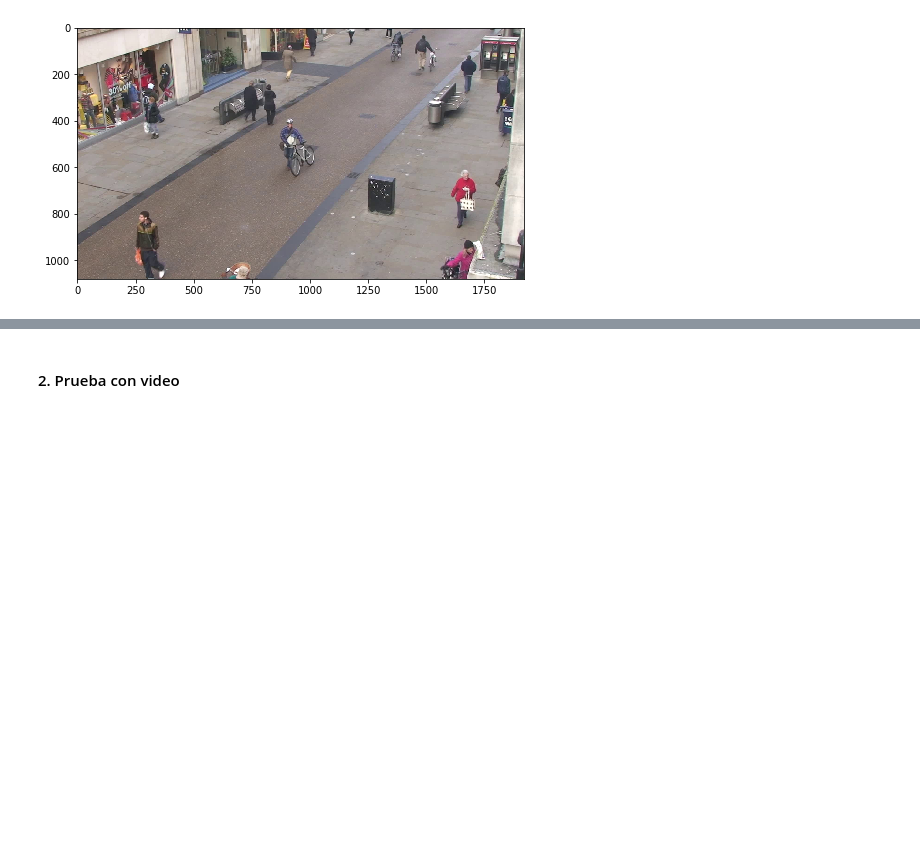
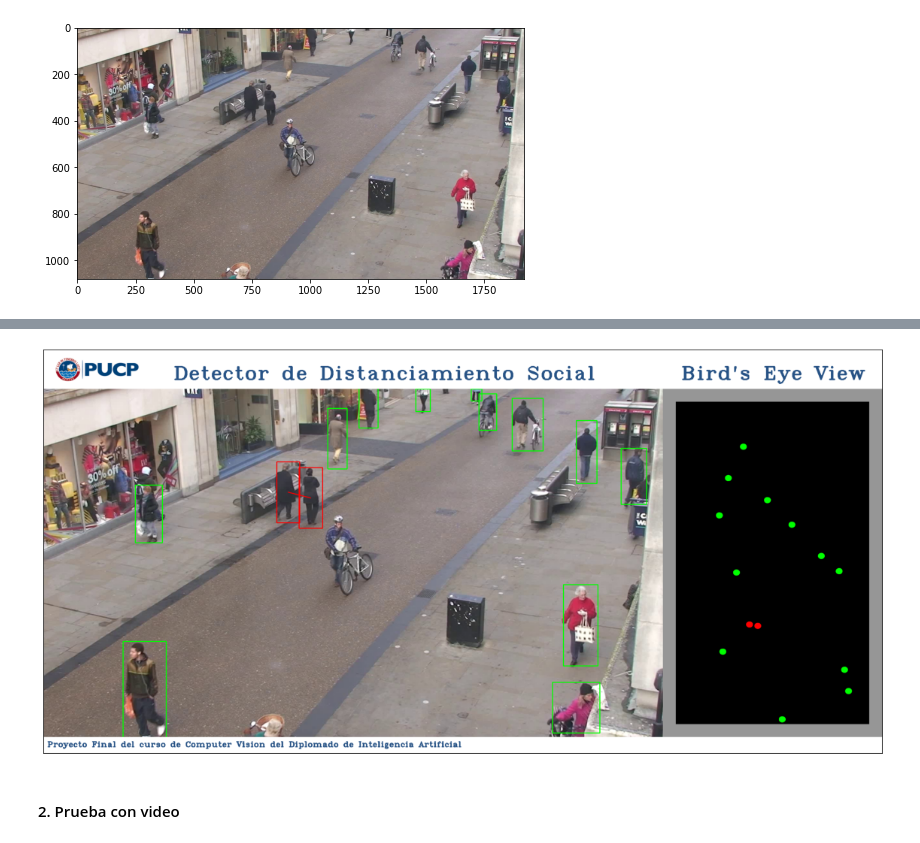
Before and after one commit to jjrodcast/SocialDistanceDetector, a Jupyter notebook: Social Distance Detector v3.ipynb, the cells around one changed output, grey strips where cells are left out. Cells and saved outputs as stored; diff of their text form; code cells hidden in the pictures; blank space fills up the shorter version.

```diff
--- a/Social Distance Detector v3.ipynb
+++ b/Social Distance Detector v3.ipynb
@@ -54,3 +151,14 @@ Wall time: 1.46 s
+# %%
+img_logo = cv2.cvtColor(cv2.imread('multimedia/LogoPUCP.png'), cv2.COLOR_BGR2RGB)
+img_logo = cv2.resize(img_logo,(280,100))
+
+frame_final = fx_generar_frame_final(new_image, bird_eye_view_points, img_logo)
+plt.figure(figsize=(20, 20))
+plt.imshow(frame_final)
+plt.axis('off')
+plt.show()
+# %% [output]
+[figure, added]
 # %% [markdown]
 #### 2. Prueba con video
 # %%
```
Also changed, not shown: parts of 8 cells of this notebook.
